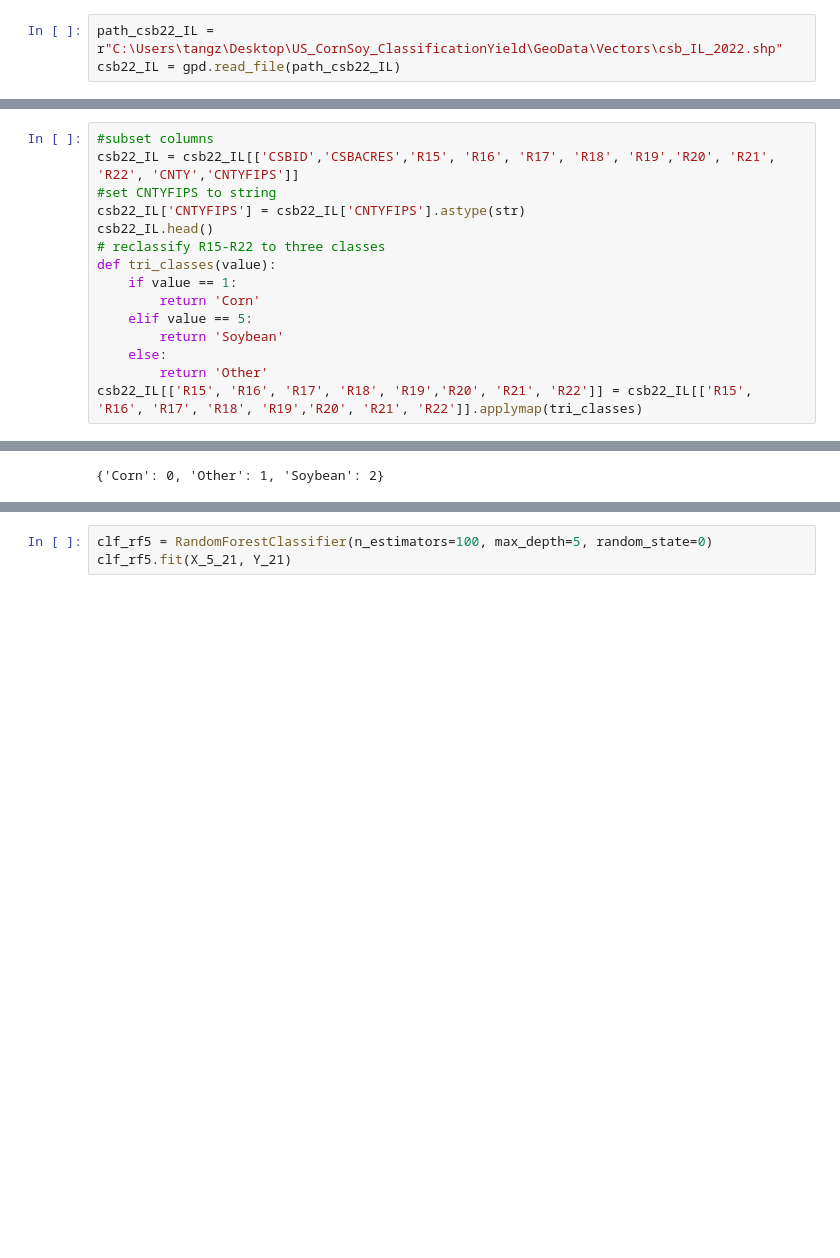
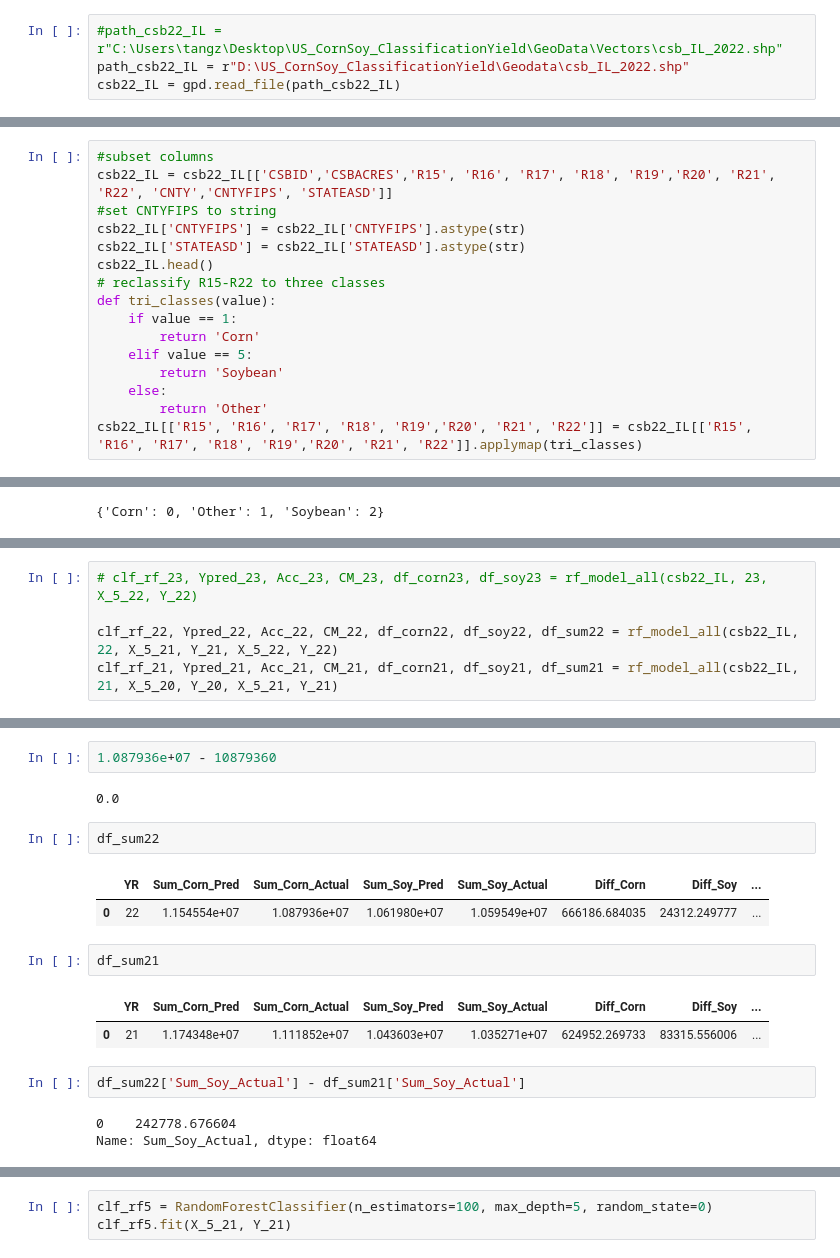
Before and after one commit to suffenjoy/US_CornSoy_ClassificationYield, a Jupyter notebook: CSB_based_Mapping.ipynb, the cells around one changed output, grey strips where cells are left out. Drawn from its saved outputs; the diff is of its cells as text; blank space fills up the shorter version.

Commit message:
Model applied to new years

```diff
--- a/CSB_based_Mapping.ipynb
+++ b/CSB_based_Mapping.ipynb
@@ -18,7 +18,8 @@ from sklearn.preprocessing import LabelEncoder
 from sklearn.metrics import classification_report
 import seaborn as sns
 # %%
-path_csb22_IL = r"C:\Users\tangz\Desktop\US_CornSoy_ClassificationYield\GeoData\Vectors\csb_IL_2022.shp"
+#path_csb22_IL = r"C:\Users\tangz\Desktop\US_CornSoy_ClassificationYield\GeoData\Vectors\csb_IL_2022.shp"
+path_csb22_IL = r"D:\US_CornSoy_ClassificationYield\Geodata\csb_IL_2022.shp"
 csb22_IL = gpd.read_file(path_csb22_IL)
 # %% [markdown]
 # Preprocess
@@ -47,9 +53,10 @@ array(['085', '015', '177', '141', '201', '089', '031', '043', '111',
        '065', '047', '185'], dtype=object)
 # %%
 #subset columns
-csb22_IL = csb22_IL[['CSBID','CSBACRES','R15', 'R16', 'R17', 'R18', 'R19','R20', 'R21', 'R22', 'CNTY','CNTYFIPS']]
+csb22_IL = csb22_IL[['CSBID','CSBACRES','R15', 'R16', 'R17', 'R18', 'R19','R20', 'R21', 'R22', 'CNTY','CNTYFIPS', 'STATEASD']]
 #set CNTYFIPS to string
 csb22_IL['CNTYFIPS'] = csb22_IL['CNTYFIPS'].astype(str)
+csb22_IL['STATEASD'] = csb22_IL['STATEASD'].astype(str)
 csb22_IL.head()
 # reclassify R15-R22 to three classes
 def tri_classes(value):
@@ -191,0 +292,5 @@ X_5_22, Y_22 = pre_process(csb22_IL, n_var = 5, yr = 22)
+# %%
+# clf_rf_23, Ypred_23, Acc_23, CM_23, df_corn23, df_soy23 = rf_model_all(csb22_IL, 23, X_5_22, Y_22)
+
+clf_rf_22, Ypred_22, Acc_22, CM_22, df_corn22, df_soy22, df_sum22 = rf_model_all(csb22_IL, 22, X_5_21, Y_21, X_5_22, Y_22)
+clf_rf_21, Ypred_21, Acc_21, CM_21, df_corn21, df_soy21, df_sum21 = rf_model_all(csb22_IL, 21, X_5_20, Y_20, X_5_21, Y_21)
@@ -191,0 +310,19 @@ X_5_22, Y_22 = pre_process(csb22_IL, n_var = 5, yr = 22)
+# %%
+1.087936e+07 - 10879360
+# %% [output]
+0.0
+# %%
+df_sum22
+# %% [output]
+|  | YR | Sum_Corn_Pred | Sum_Corn_Actual | Sum_Soy_Pred | Sum_Soy_Actual | Diff_Corn | Diff_Soy | ... |
+| 0 | 22 | 1.154554e+07 | 1.087936e+07 | 1.061980e+07 | 1.059549e+07 | 666186.684035 | 24312.249777 | ... |
+# %%
+df_sum21
+# %% [output]
+|  | YR | Sum_Corn_Pred | Sum_Corn_Actual | Sum_Soy_Pred | Sum_Soy_Actual | Diff_Corn | Diff_Soy | ... |
+| 0 | 21 | 1.174348e+07 | 1.111852e+07 | 1.043603e+07 | 1.035271e+07 | 624952.269733 | 83315.556006 | ... |
+# %%
+df_sum22['Sum_Soy_Actual'] - df_sum21['Sum_Soy_Actual']
+# %% [output]
+0    242778.676604
+Name: Sum_Soy_Actual, dtype: float64
```
Also changed, not shown: parts of 10 cells of this notebook.
